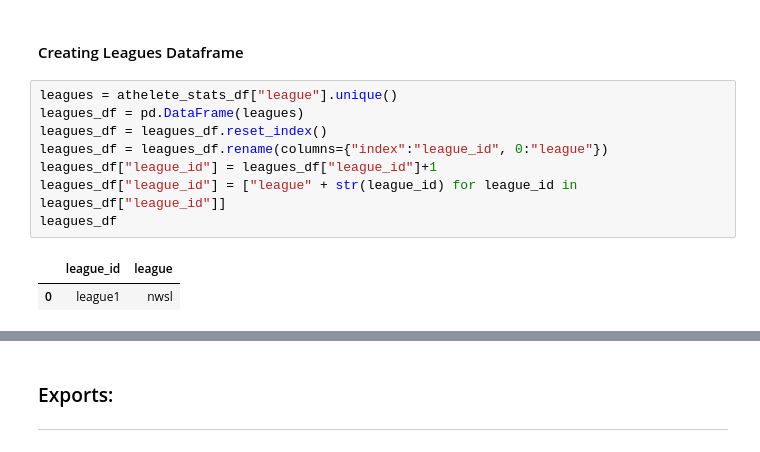
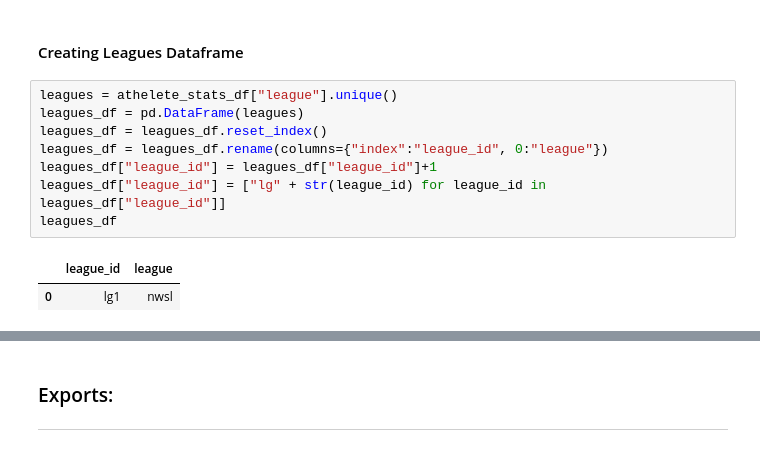
Before and after one commit to cwolf1424/Project_3, a Jupyter notebook: 1-data_cleaning/cleaning.ipynb, the cells around one changed output, grey strips where cells are left out. Drawn from its saved outputs; the diff is of its cells as text.

```diff
--- a/1-data_cleaning/cleaning.ipynb
+++ b/1-data_cleaning/cleaning.ipynb
@@ -263,11 +263,11 @@ athelete_stats_df.head()
 # %%
 leagues = athelete_stats_df["league"].unique()
 leagues_df = pd.DataFrame(leagues)
 leagues_df = leagues_df.reset_index()
 leagues_df = leagues_df.rename(columns={"index":"league_id", 0:"league"})
 leagues_df["league_id"] = leagues_df["league_id"]+1
-leagues_df["league_id"] = ["league" + str(league_id) for league_id in leagues_df["league_id"]]
+leagues_df["league_id"] = ["lg" + str(league_id) for league_id in leagues_df["league_id"]]
 leagues_df
 # %% [output]
 |  | league_id | league |
-| 0 | league1 | nwsl |
+| 0 | lg1 | nwsl |
```
Also changed, not shown: parts of 16 cells of this notebook.
